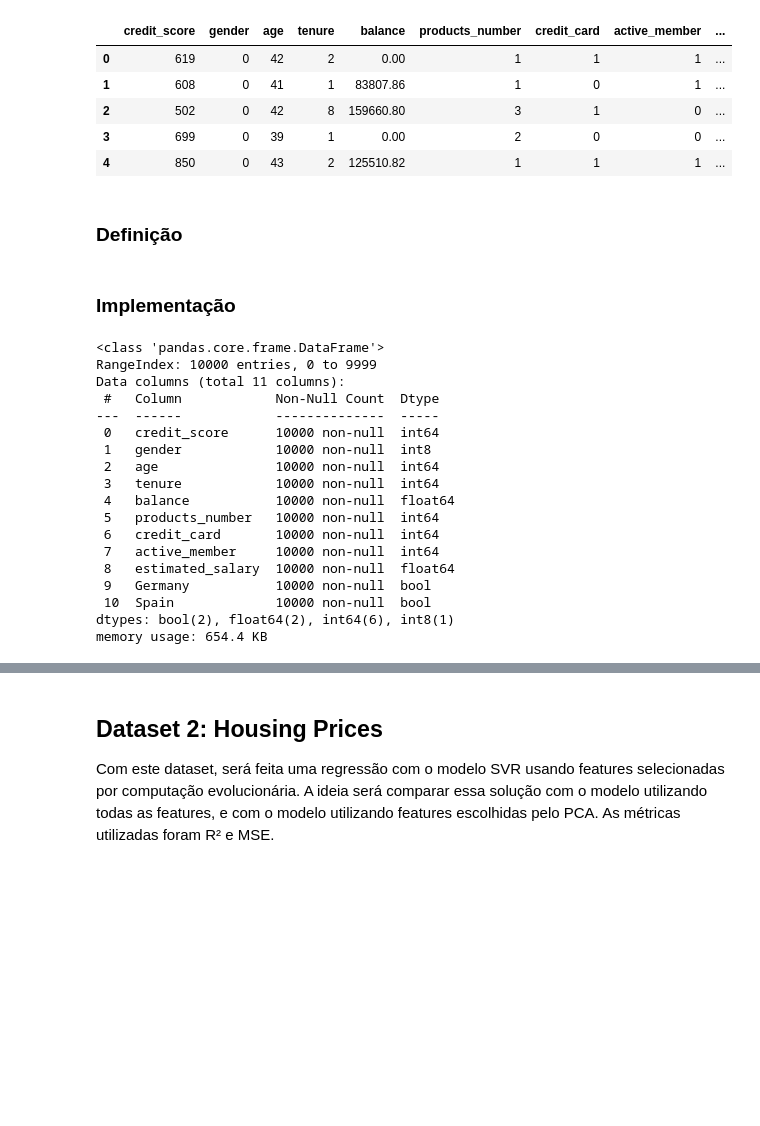
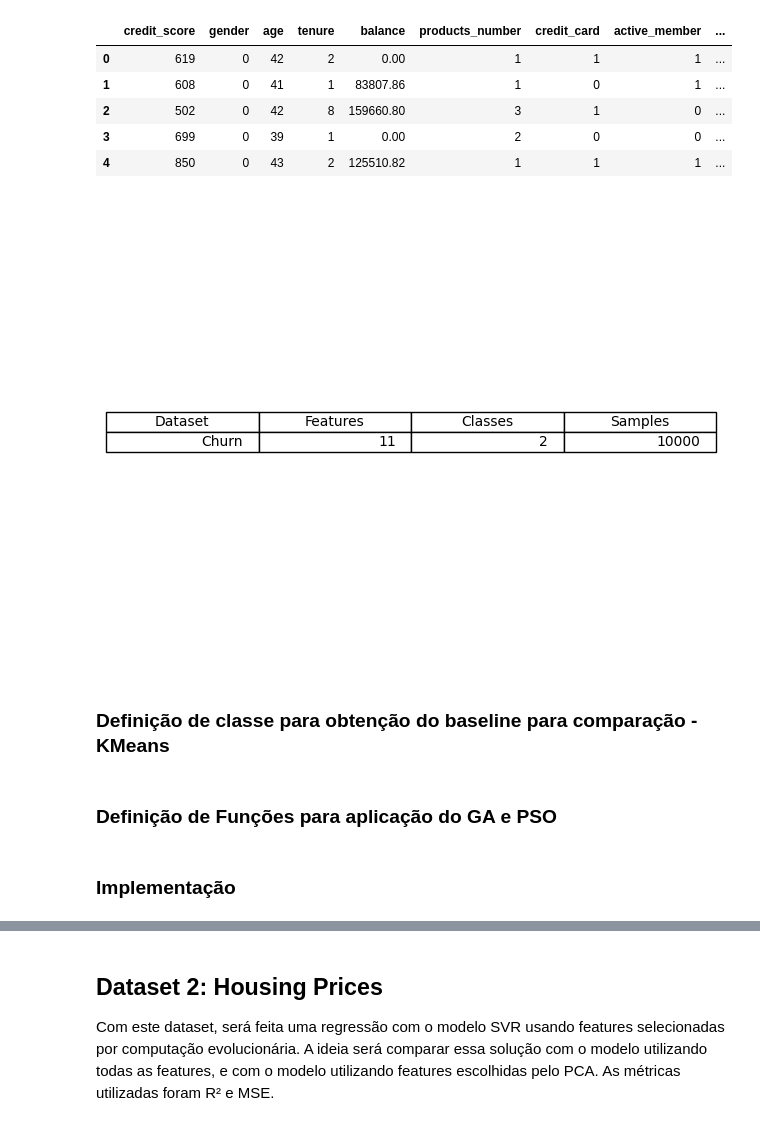
Before and after one commit to matheusgm502/optimization_project, a Jupyter notebook: Projeto Final - Otimização e Computação Evolucionária.ipynb, the cells around one changed output, grey strips where cells are left out. Cells and saved outputs as stored; diff of their text form; code cells hidden in the pictures; blank space fills up the shorter version.

Commit message:
Tabela - Informações do Dataset

```diff
--- a/Projeto Final - Otimização e Computação Evolucionária.ipynb
+++ b/Projeto Final - Otimização e Computação Evolucionária.ipynb
@@ -83,5 +81,20 @@ X.head()
 | 2 | 502 | 0 | 42 | 8 | 159660.80 | 3 | 1 | 0 | ... |
 | 3 | 699 | 0 | 39 | 1 | 0.00 | 2 | 0 | 0 | ... |
 | 4 | 850 | 0 | 43 | 2 | 125510.82 | 1 | 1 | 1 | ... |
-# %% [markdown]
-### Definição
+# %%
+# Plotando tabela com numero de features, classes e samples do dataset
+
+fig, ax = plt.subplots()
+ax.axis('off')
+ax.axis('tight')
+ax.table(cellText=[['Churn',X.shape[1],len(y.unique()),X.shape[0]],
+                  ],
+         colLabels=['Dataset','Features','Classes','Samples'],
+         loc='center')
+fig.tight_layout()
+
+plt.show()
+# %% [output]
+[figure, added]
+# %% [markdown]
+### Definição de classe para obtenção do baseline para comparação - KMeans
@@ -88 +112,3 @@ X.head()
+# %% [markdown]
+### Definição de Funções para aplicação do GA e PSO
 # %%
@@ -422,25 +435,4 @@ def pso(swarm_size, c1, c2, w, data, n_clusters,n_f, max_iters):
   return best_ind, fitness_over_time
 # %% [markdown]
 ### Implementação
-# %%
-X.info()
-# %% [output]
-<class 'pandas.core.frame.DataFrame'>
-RangeIndex: 10000 entries, 0 to 9999
-Data columns (total 11 columns):
- #   Column            Non-Null Count  Dtype
----  ------            --------------  -----
- 0   credit_score      10000 non-null  int64
- 1   gender            10000 non-null  int8
- 2   age               10000 non-null  int64
- 3   tenure            10000 non-null  int64
- 4   balance           10000 non-null  float64
- 5   products_number   10000 non-null  int64
- 6   credit_card       10000 non-null  int64
- 7   active_member     10000 non-null  int64
- 8   estimated_salary  10000 non-null  float64
- 9   Germany           10000 non-null  bool
- 10  Spain             10000 non-null  bool
-dtypes: bool(2), float64(2), int64(6), int8(1)
-memory usage: 654.4 KB
 # %%
```
Also changed, not shown: parts of 6 cells of this notebook.
